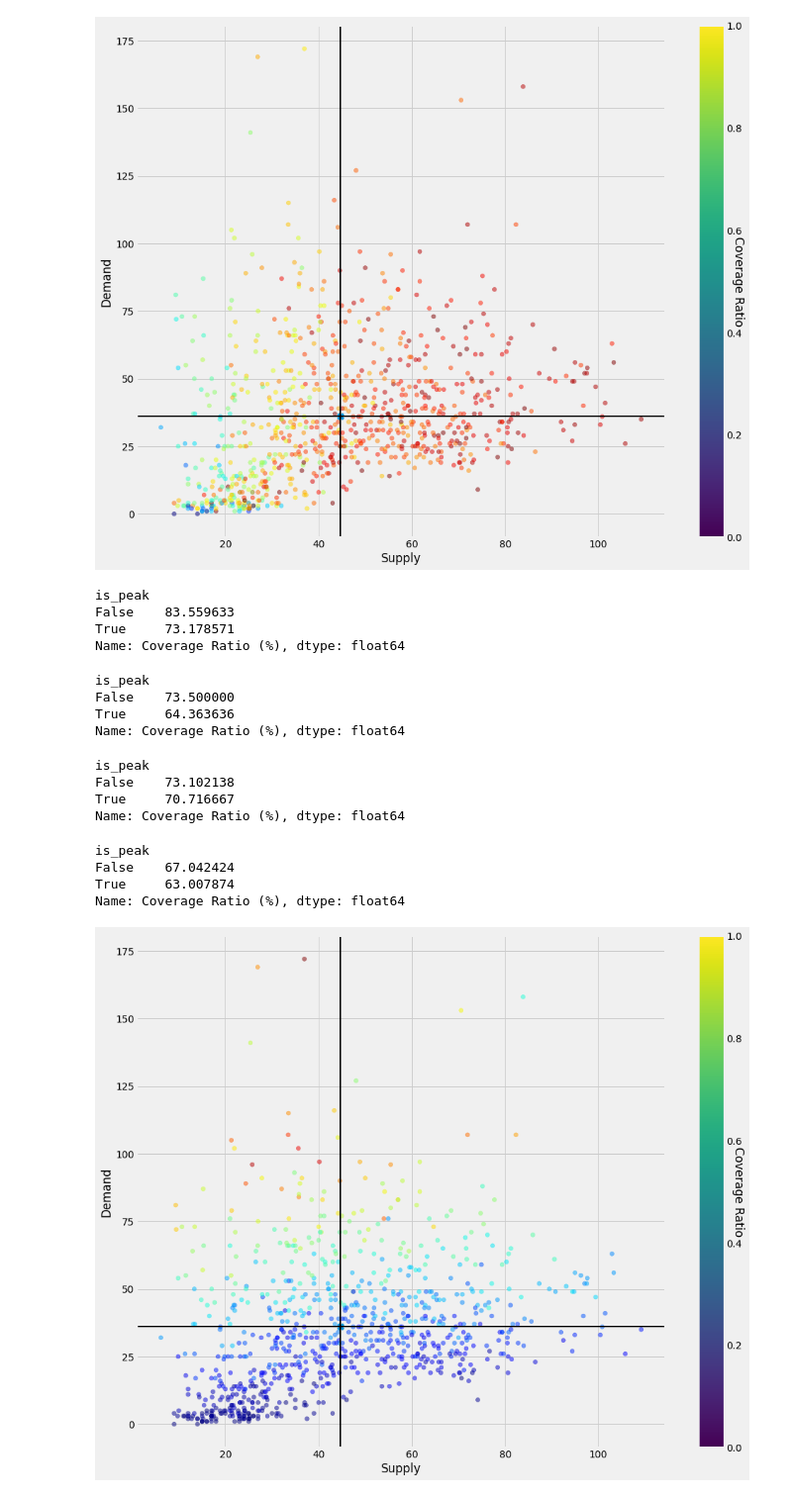
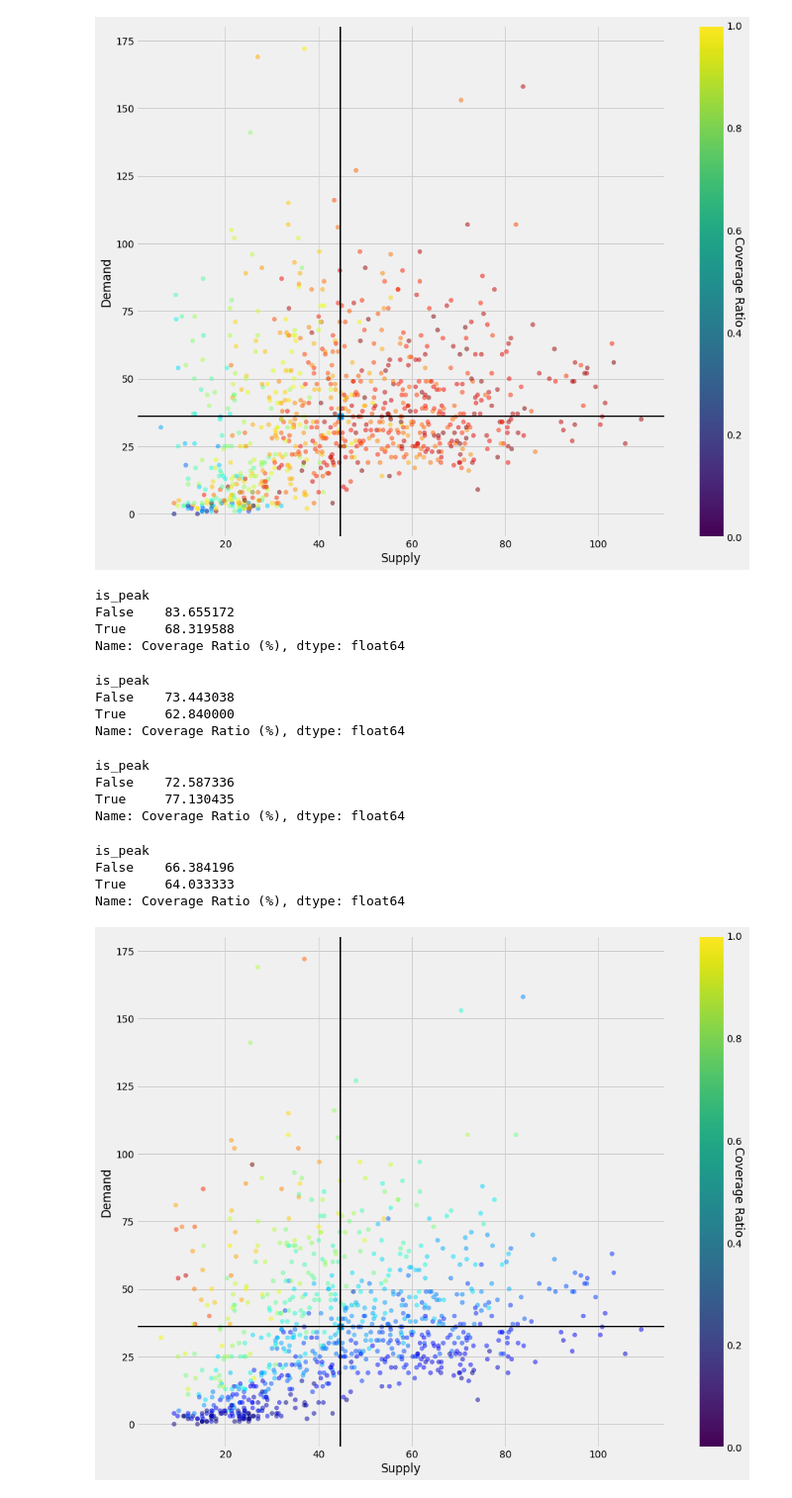
Before and after one commit to jlousada315/bolt-test, a Jupyter notebook: bolt-jl.ipynb, the cells around one changed output. Shown at 99% size. Cells and saved outputs as stored; diff of their text form; code cells hidden in the pictures.

```diff
--- a/bolt-jl.ipynb
+++ b/bolt-jl.ipynb
@@ -252,9 +252,9 @@ Peak hours are:
 # %%
 def is_peak(x):
     if x['Is Weekend'] == False:
-        return x['Hour'] in ([7,8,9,17,18,19])
+        return x['Hour'] in ([8,9,18,19])
     else:
-        return x['Hour'] in ([0,1,2,3,4])
+        return x['Hour'] in ([3,4])
 
 sd['is_peak'] = sd.apply(lambda x: is_peak(x), axis=1)
 sd.head()
@@ -485,51 +503,51 @@ plt.show()
 sd[demand > centroid_d].groupby('is_peak')['Coverage Ratio (%)'].mean()
 # %% [output]
 is_peak
-False    83.559633
-True     73.178571
+False    83.655172
+True     68.319588
 Name: Coverage Ratio (%), dtype: float64
 # %%
 sd[(demand> centroid_d) & (supply < centroid_s)].groupby('is_peak')['Coverage Ratio (%)'].mean()
 # %% [output]
 is_peak
-False    73.500000
-True     64.363636
+False    73.443038
+True     62.840000
 Name: Coverage Ratio (%), dtype: float64
 # %%
 sd[demand < centroid_d].groupby('is_peak')['Coverage Ratio (%)'].mean()
 # %% [output]
 is_peak
-False    73.102138
-True     70.716667
+False    72.587336
+True     77.130435
 Name: Coverage Ratio (%), dtype: float64
 # %%
 sd[supply < centroid_s].groupby('is_peak')['Coverage Ratio (%)'].mean()
 # %% [output]
 is_peak
-False    67.042424
-True     63.007874
+False    66.384196
+True     64.033333
 Name: Coverage Ratio (%), dtype: float64
 # %%
 # compare Coverage Ratio for high vs low demand during peak hours
 fig = plt.figure(figsize=(15, 12.5))
 ax = plt.axes()
-sc = ax.scatter(supply, demand, c=(sd['Finished Rides']), alpha=0.5, cmap='jet')
+sc = ax.scatter(supply, demand, c=(sd['Rides per online hour']), alpha=0.5, cmap='jet')
 plt.scatter(supply.mean(), demand.mean(), marker='x', s=60)
 plt.xlabel("Supply")
 plt.ylabel("Demand")
 
 # add centroid lines dividing quadrants
 ax.axvline(centroid_s, color='k', linewidth=2)
 ax.axhline(centroid_d, color='k', linewidth=2)
 
 # Plot colorbar
 cbar = plt.colorbar()
 cbar.ax.set_ylabel('Coverage Ratio', rotation=270)
 
 #plt.text(35, 35, 'Q1', color='darkblue', size=12)
 plt.show()
 # %% [output]
-[figure, old version]
+[figure, new version]
 # %%
 # rides per hour on high demand high supply periods
 sd[(demand> centroid_d) & (supply > centroid_s)].groupby('is_peak')['Rides per online hour'].mean()
```
Also changed, not shown: parts of 26 cells of this notebook, 1 other file.
